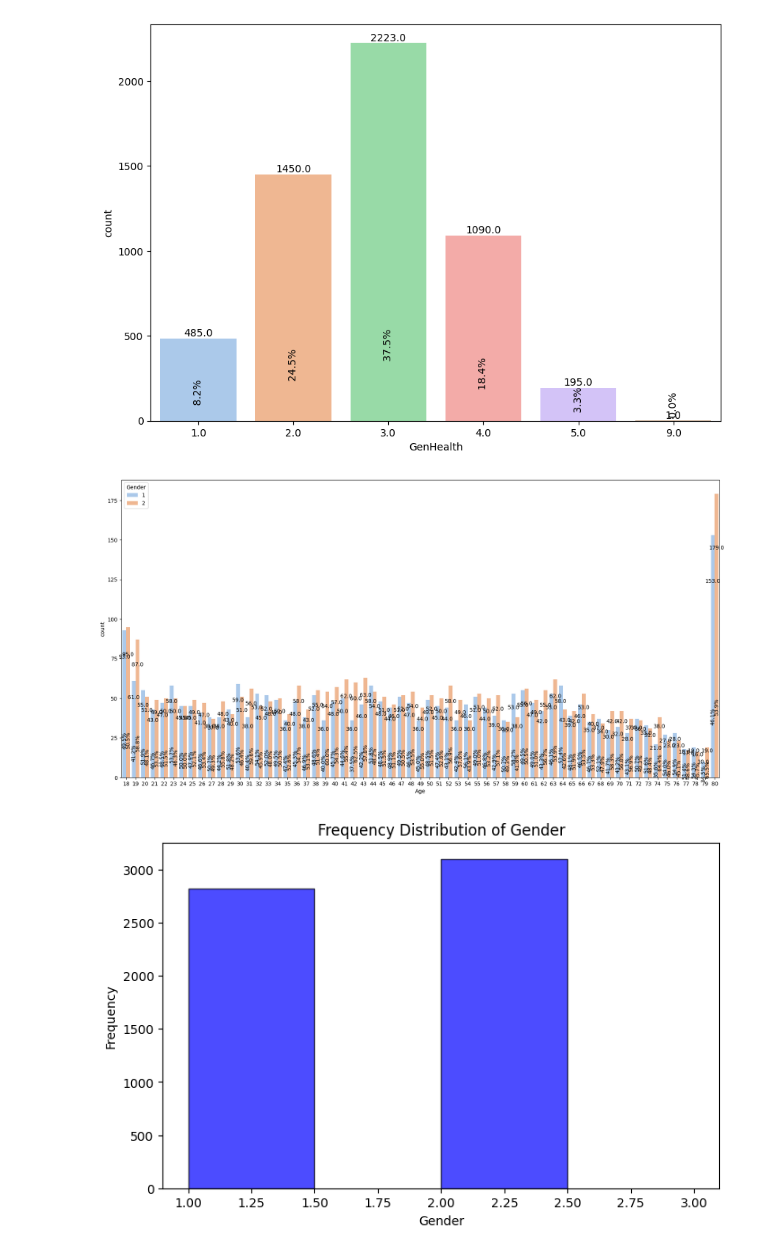
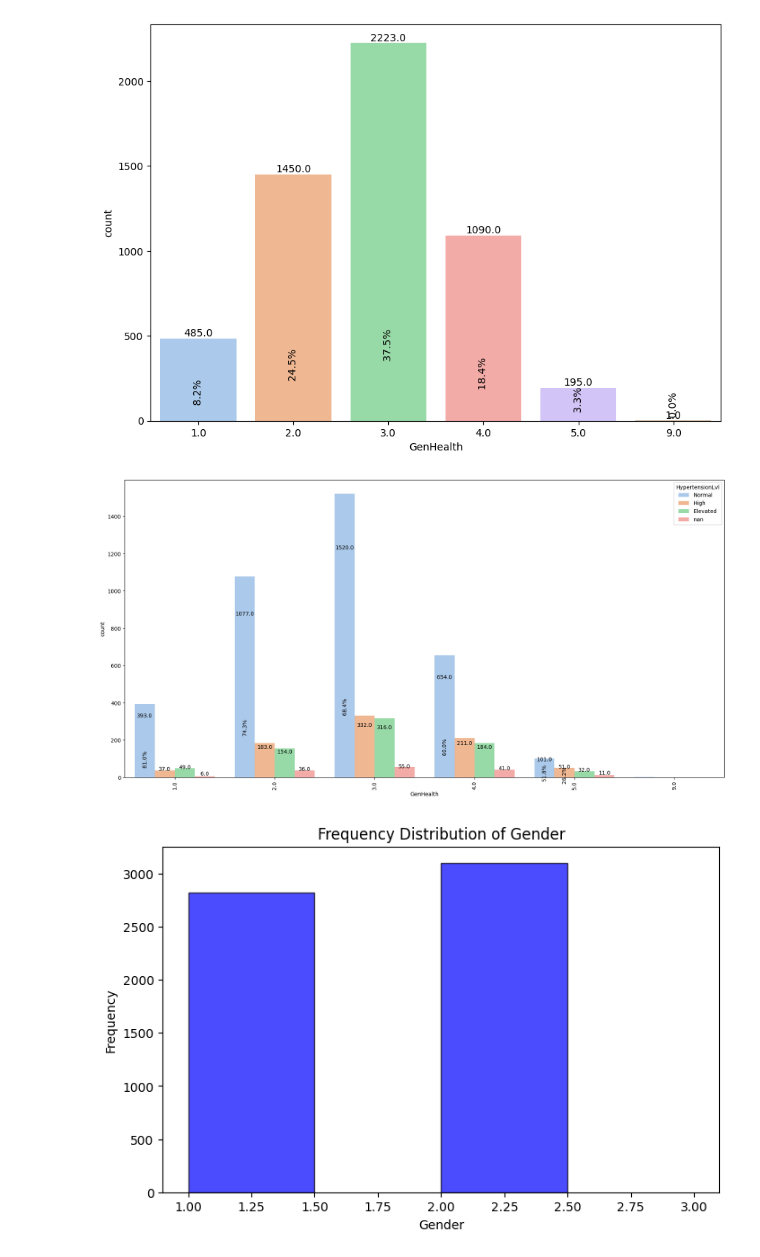
Before and after one commit to samcohen1/HypertensionML, a Jupyter notebook: new_predictor.ipynb, the cells around one changed output. Cells and saved outputs as stored; diff of their text form; code cells hidden in the pictures.

```diff
--- a/new_predictor.ipynb
+++ b/new_predictor.ipynb
@@ -47,7 +40,7 @@ please provide us feedback at https://github.com/pandas-dev/pandas/issues/54466
 columns_to_keep = [
     'SEQN', 'RIAGENDR', 'RIDAGEYR', 'DMDEDUC2', 'BPXDI1', 'BPXDI2', 'BPXDI3', 'BPXSY1', 'BPXSY2', 'BPXSY3', 'BMXBMI', 'BMXHT', 'BMXWAIST', 'BMXWT', 'BPQ080',
     'DRQSDIET', 'DRQSPREP', 'MCQ010', 'MCQ160F', 'CDQ001', 'OCQ210', 'DIQ010', 'DIQ160',
-    'PAQ650', 'PAQ665', 'DPQ050', 'DPQ040', 'DPQ030', 'DPQ020','ALQ101','ALQ151', 'ALQ120Q', 'ALQ130', 'SMQ020', 'SMQ040', 'DBQ700', 'HSD010', 'SLD010H'
+    'PAQ650', 'PAQ665', 'DPQ050', 'DPQ040', 'DPQ030', 'DPQ020','ALQ101','ALQ151', 'ALQ120Q', 'ALQ130', 'SMQ020', 'SMQ040', 'DBQ700', 'HSD010', 'SLD010H', 'SMQ050Q', 'SMD055', 'SMD057', 'SMD641', 'SMD650', 'SMD030'
 ]
 
 # Drop all columns except for the specified ones
@@ -249,28 +338,34 @@ def plot_univariate(col):
             plot.annotate(f'{p.get_height()*100/df[col].shape[0] : .1f}%', (p.get_x() + p.get_width()*0.5, h*p.get_height()),
                     ha = 'center', va = 'bottom', rotation=rot)
 # %%
-def plot_bivariate(col,hue):
-    if(df[col].nunique()>5):
-        plt.figure(figsize=(20,10))
-        rot=90
+def plot_bivariate(col, hue):
+    if df[col].nunique() > 5:
+        plt.figure(figsize=(20, 10))
+        rot = 90
     else:
-        plt.figure(figsize=(10,7))
-        rot=0
+        plt.figure(figsize=(10, 7))
+        rot = 0
+
     def percentage(ax):
-        heights = [[p.get_height() for p in bars] for bars in ax.containers] #Get the counts of each bar, make arrays when more than one in group
+        heights = [[p.get_height() for p in bars] for bars in ax.containers]  # Get the counts of each bar, make arrays when more than one in group
+        min_length = min(len(group) for group in heights)  # Find the minimum length of the groups
         for bars in ax.containers:
             for i, p in enumerate(bars):
-                total = sum(group[i] for group in heights) #Sum total of each group
-                percentage = (100 * p.get_height() / total) #Calculate % to annotate
-                ax.annotate(format(p.get_height()), (p.get_x() + p.get_width()*0.5,0.8*p.get_height()),
-                    ha = 'center', va = 'bottom', rotation=0)
-                if(percentage>25.0):
+                if i >= min_length:
+                    continue  # Skip if index is out of range for any group
+                total = sum(group[i] for group in heights)  # Sum total of each group
+                percentage = (100 * p.get_height() / total)  # Calculate % to annotate
+                ax.annotate(format(p.get_height()), (p.get_x() + p.get_width() * 0.5, 0.8 * p.get_height()),
+                            ha='center', va='bottom', rotation=0)
+                if percentage > 25.0:
                     percentage = f'{percentage:.1f}%'
-                    ax.annotate( percentage, (p.get_x() + p.get_width()*0.5, 0.25*p.get_height()), ha='center', va='center', rotation=rot)
+                    ax.annotate(percentage, (p.get_x() + p.get_width() * 0.5, 0.25 * p.get_height()),
+                                ha='center', va='center', rotation=rot)
 
-
-    plot = sns.countplot(x=df[col], hue=df[hue],palette='pastel')
+    plot = sns.countplot(x=df[col], hue=df[hue], palette='pastel')
     percentage(plot)
+    plt.xticks(rotation=rot)
+    plt.show()
 # %%
 plot_univariate('GenHealth')
 # %% [output]
@@ -278,10 +373,10 @@ Passing `palette` without assigning `hue` is deprecated and will be removed in v
 
   plot = sns.countplot(x = df[col], palette='pastel')
 [figure]
-# %%
-plot_bivariate('Age', 'Gender')
-# %% [output]
-[figure, removed]
+# %%
+plot_bivariate('GenHealth', 'HypertensionLvl')
+# %% [output]
+[figure, added]
 # %%
 import pandas as pd
 import matplotlib.pyplot as plt
```
Also changed, not shown: parts of 14 cells of this notebook.
